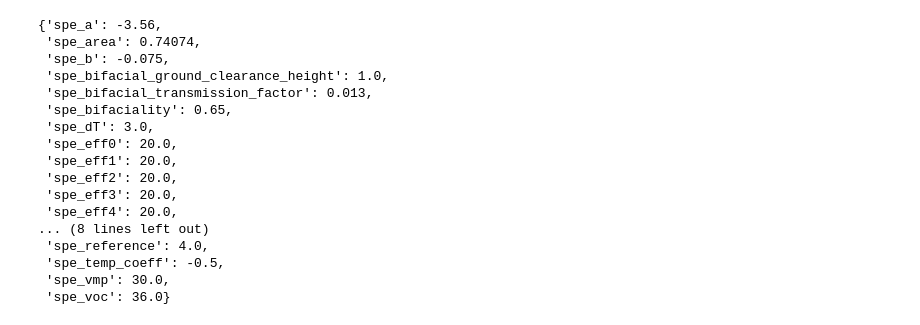
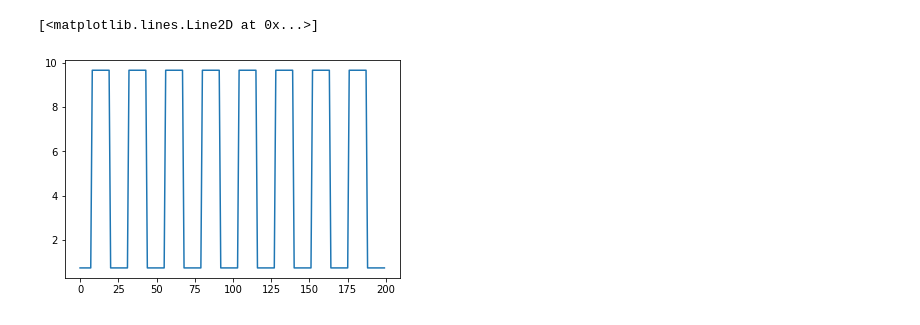
Before and after one commit to UW-GRID/PV_sizing, a Jupyter notebook: ipynb/pysam_model.ipynb, the cells around one changed output. Drawn from its saved outputs; the diff is of its cells as text; code cells hidden in the pictures.

```diff
--- a/ipynb/pysam_model.ipynb
+++ b/ipynb/pysam_model.ipynb
@@ -12,6 +12,11 @@ pvmodel = pv.default('PVBatteryResidential')
 pvmodel.SolarResource.solar_resource_file = "../data/tmy_5.579_-0.233_2005_2014.epw"
 # %%
 our_load_profile = np.loadtxt("../data/Max_load_profile_for_year.txt", skiprows=1)
+# %%
+plt.plot(our_load_profile[:200])
+# %% [output]
+[<matplotlib.lines.Line2D at 0x...>]
+[figure, added]
 # %%
 pvmodel.Load.load = tuple(our_load_profile)
 # %%
@@ -19,25 +23,0 @@ pvmodel.Module.module_model = 1 # set it to simple efficiency model
-# %%
-pvmodel.SimpleEfficiencyModuleModel.assign({'spe_eff0': 20,
- 'spe_eff1': 20,
- 'spe_eff2': 20,
- 'spe_eff3': 20,
- 'spe_eff4': 20,})
-pvmodel.SimpleEfficiencyModuleModel.export()
-# %% [output]
-{'spe_a': -3.56,
- 'spe_area': 0.74074,
- 'spe_b': -0.075,
- 'spe_bifacial_ground_clearance_height': 1.0,
- 'spe_bifacial_transmission_factor': 0.013,
- 'spe_bifaciality': 0.65,
- 'spe_dT': 3.0,
- 'spe_eff0': 20.0,
- 'spe_eff1': 20.0,
- 'spe_eff2': 20.0,
- 'spe_eff3': 20.0,
- 'spe_eff4': 20.0,
-... (8 lines left out)
- 'spe_reference': 4.0,
- 'spe_temp_coeff': -0.5,
- 'spe_vmp': 30.0,
- 'spe_voc': 36.0}
```
Also changed, not shown: parts of 13 cells of this notebook.
